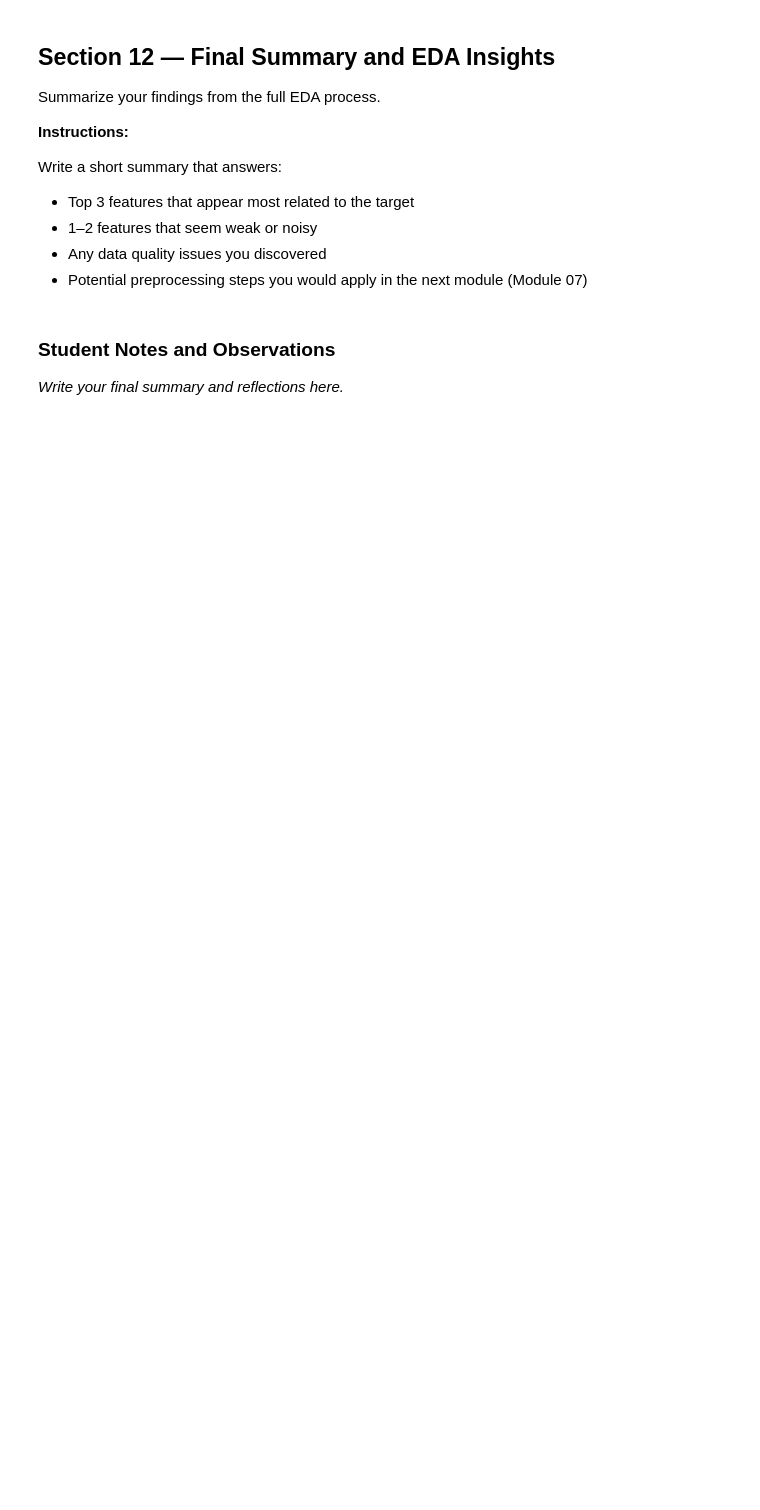
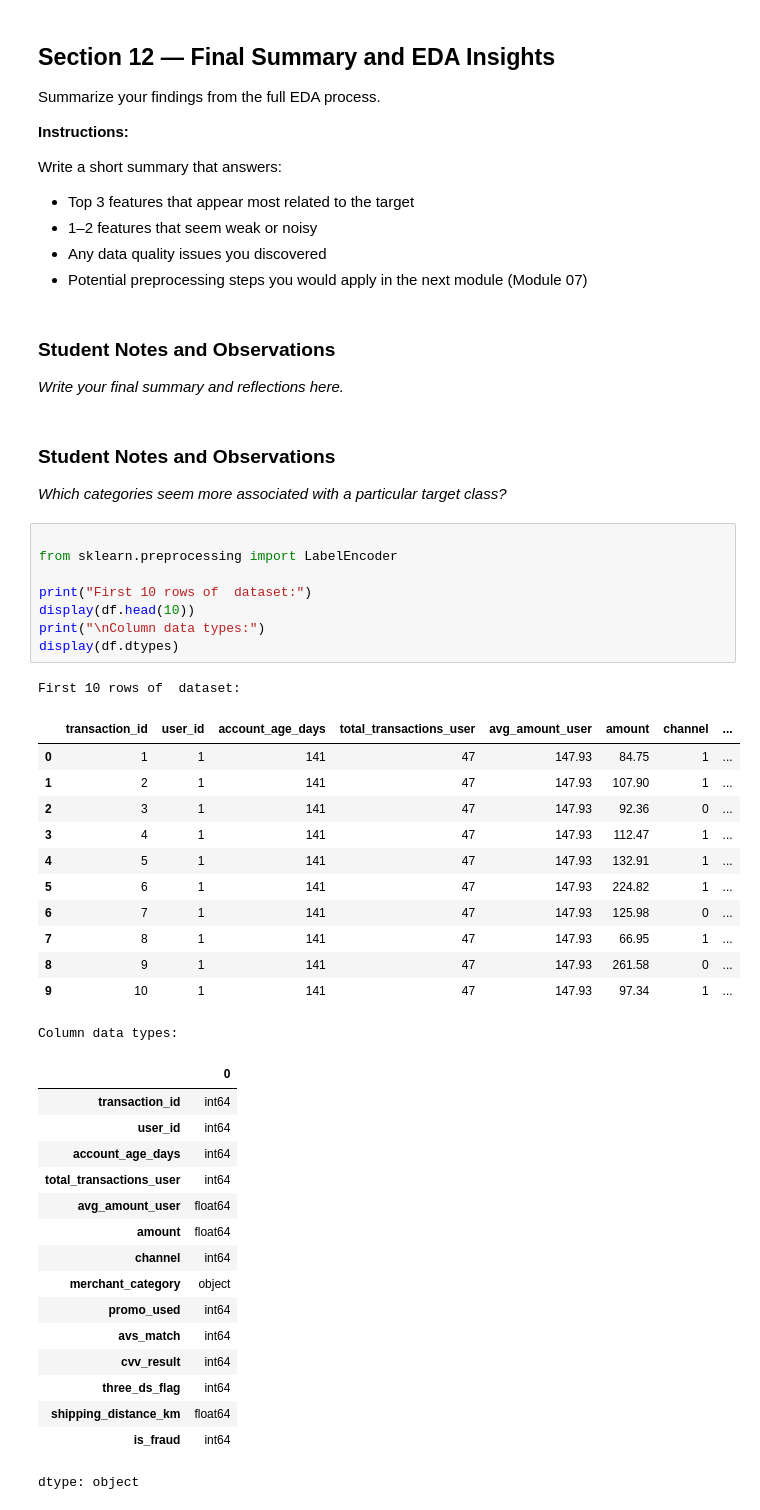
Before and after one commit to Rubait-islam-jami/Machine-learning, a Jupyter notebook: E_Commerce_Fraud_Detection_Dataset.ipynb, the cells around one changed output. Saved outputs shown, nothing was run; the diff lists cells and outputs as text; blank space fills up the shorter version.

```diff
--- a/E_Commerce_Fraud_Detection_Dataset.ipynb
+++ b/E_Commerce_Fraud_Detection_Dataset.ipynb
@@ -346,3 +345,45 @@ Write a short summary that answers:
 ### Student Notes and Observations
 
 _Write your final summary and reflections here._
+# %% [markdown]
+### Student Notes and Observations
+
+_Which categories seem more associated with a particular target class?_
+# %%
+
+from sklearn.preprocessing import LabelEncoder
+
+print("First 10 rows of  dataset:")
+display(df.head(10))
+print("\nColumn data types:")
+display(df.dtypes)
+# %% [output]
+First 10 rows of  dataset:
+|  | transaction_id | user_id | account_age_days | total_transactions_user | avg_amount_user | amount | channel | ... |
+| 0 | 1 | 1 | 141 | 47 | 147.93 | 84.75 | 1 | ... |
+| 1 | 2 | 1 | 141 | 47 | 147.93 | 107.90 | 1 | ... |
+| 2 | 3 | 1 | 141 | 47 | 147.93 | 92.36 | 0 | ... |
+| 3 | 4 | 1 | 141 | 47 | 147.93 | 112.47 | 1 | ... |
+| 4 | 5 | 1 | 141 | 47 | 147.93 | 132.91 | 1 | ... |
+| 5 | 6 | 1 | 141 | 47 | 147.93 | 224.82 | 1 | ... |
+| 6 | 7 | 1 | 141 | 47 | 147.93 | 125.98 | 0 | ... |
+| 7 | 8 | 1 | 141 | 47 | 147.93 | 66.95 | 1 | ... |
+| 8 | 9 | 1 | 141 | 47 | 147.93 | 261.58 | 0 | ... |
+| 9 | 10 | 1 | 141 | 47 | 147.93 | 97.34 | 1 | ... |
+Column data types:
+|  | 0 |
+| transaction_id | int64 |
+| user_id | int64 |
+| account_age_days | int64 |
+| total_transactions_user | int64 |
+| avg_amount_user | float64 |
+| amount | float64 |
+| channel | int64 |
+| merchant_category | object |
+| promo_used | int64 |
+| avs_match | int64 |
+| cvv_result | int64 |
+| three_ds_flag | int64 |
+| shipping_distance_km | float64 |
+| is_fraud | int64 |
+dtype: object
```
Also changed, not shown: parts of 10 cells of this notebook.
